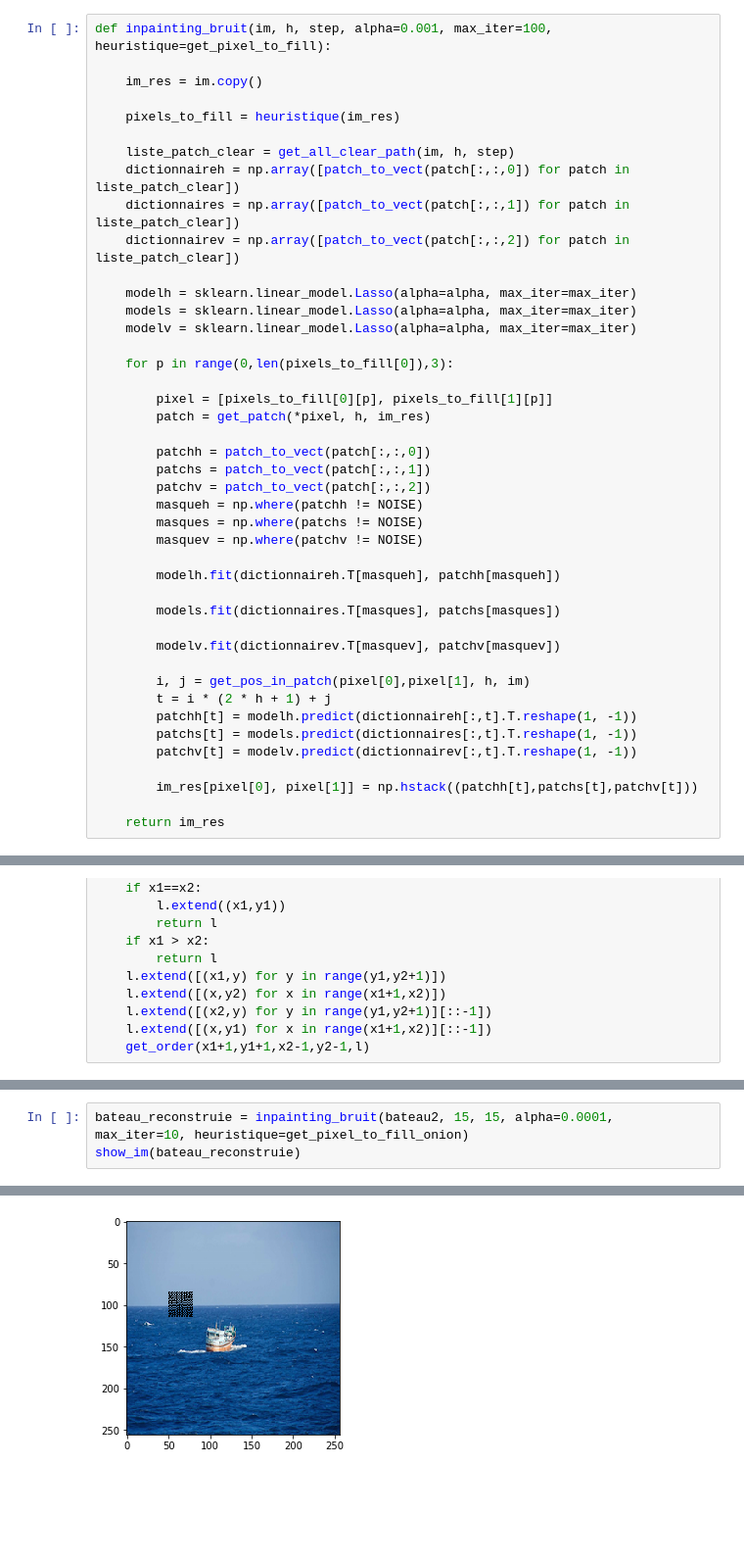
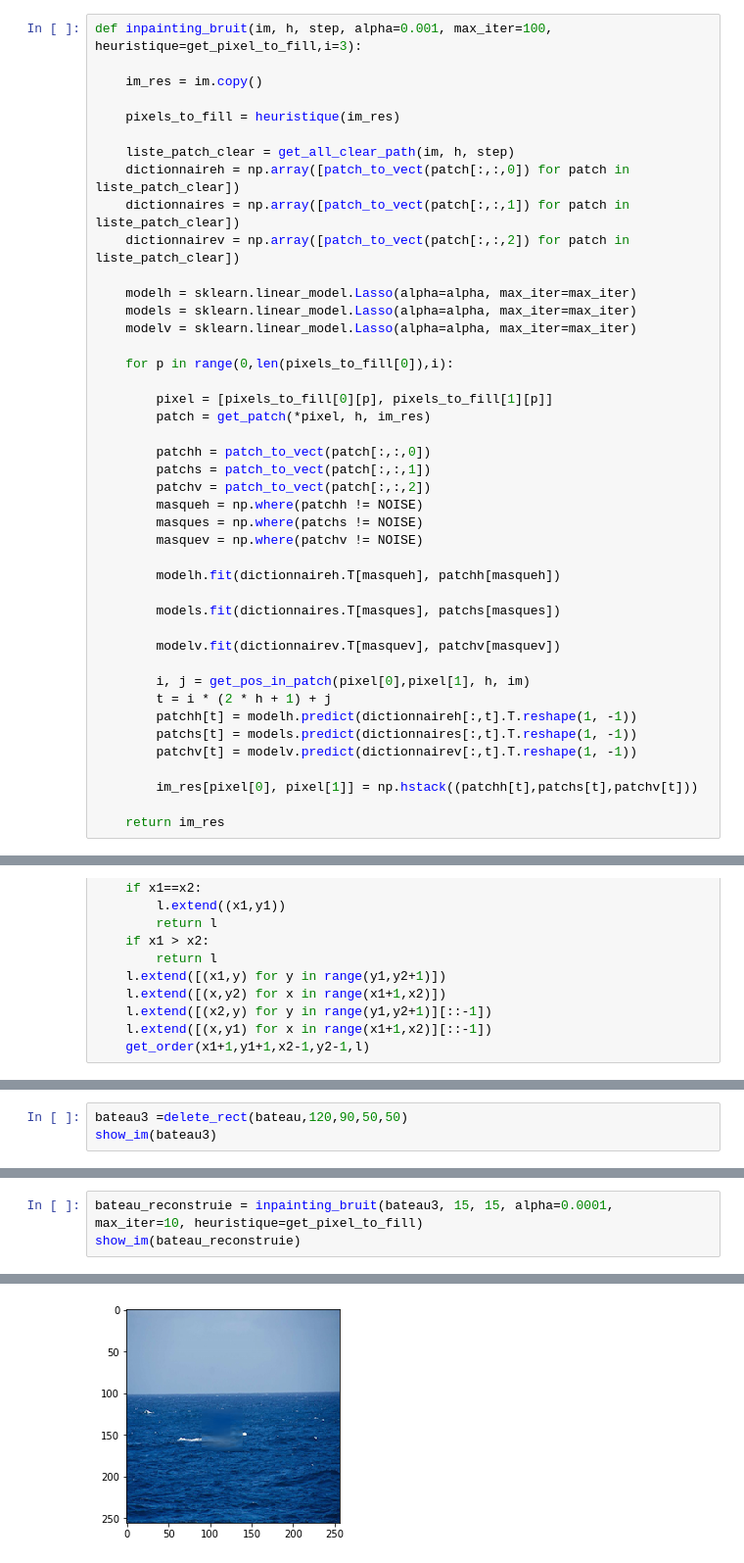
Before and after one commit to marc-treu/projet_arf_inpainting, a Jupyter notebook: projet.ipynb, the cells around one changed output, grey strips where cells are left out. Shown at 98% size. Cells and saved outputs as stored; diff of their text form; blank space fills up the shorter version.

```diff
--- a/projet.ipynb
+++ b/projet.ipynb
@@ -339,5 +352,5 @@ Ici lorsque l'on reconstruie l'image on prend simplement les pixels dans l'ordre
 # %%
-def inpainting_bruit(im, h, step, alpha=0.001, max_iter=100, heuristique=get_pixel_to_fill):
+def inpainting_bruit(im, h, step, alpha=0.001, max_iter=100, heuristique=get_pixel_to_fill,i=3):
 
     im_res = im.copy()
 
@@ -352,7 +365,7 @@ def inpainting_bruit(im, h, step, alpha=0.001, max_iter=100, heuristique=get_pix
     models = sklearn.linear_model.Lasso(alpha=alpha, max_iter=max_iter)
     modelv = sklearn.linear_model.Lasso(alpha=alpha, max_iter=max_iter)
 
-    for p in range(0,len(pixels_to_fill[0]),3):
+    for p in range(0,len(pixels_to_fill[0]),i):
 
         pixel = [pixels_to_fill[0][p], pixels_to_fill[1][p]]
         patch = get_patch(*pixel, h, im_res)
@@ -460,0 +497,3 @@ def get_order(x1,y1,x2,y2,l):
+# %%
+bateau3 =delete_rect(bateau,120,90,50,50)
+show_im(bateau3)
@@ -461,4 +504,4 @@ def get_order(x1,y1,x2,y2,l):
 # %%
-bateau_reconstruie = inpainting_bruit(bateau2, 15, 15, alpha=0.0001, max_iter=10, heuristique=get_pixel_to_fill_onion)
+bateau_reconstruie = inpainting_bruit(bateau3, 15, 15, alpha=0.0001, max_iter=10, heuristique=get_pixel_to_fill)
 show_im(bateau_reconstruie)
 # %% [output]
@@ -465 +509 @@ show_im(bateau_reconstruie)
-[figure, old version]
+[figure, new version]
```
Also changed, not shown: parts of 43 cells of this notebook.
